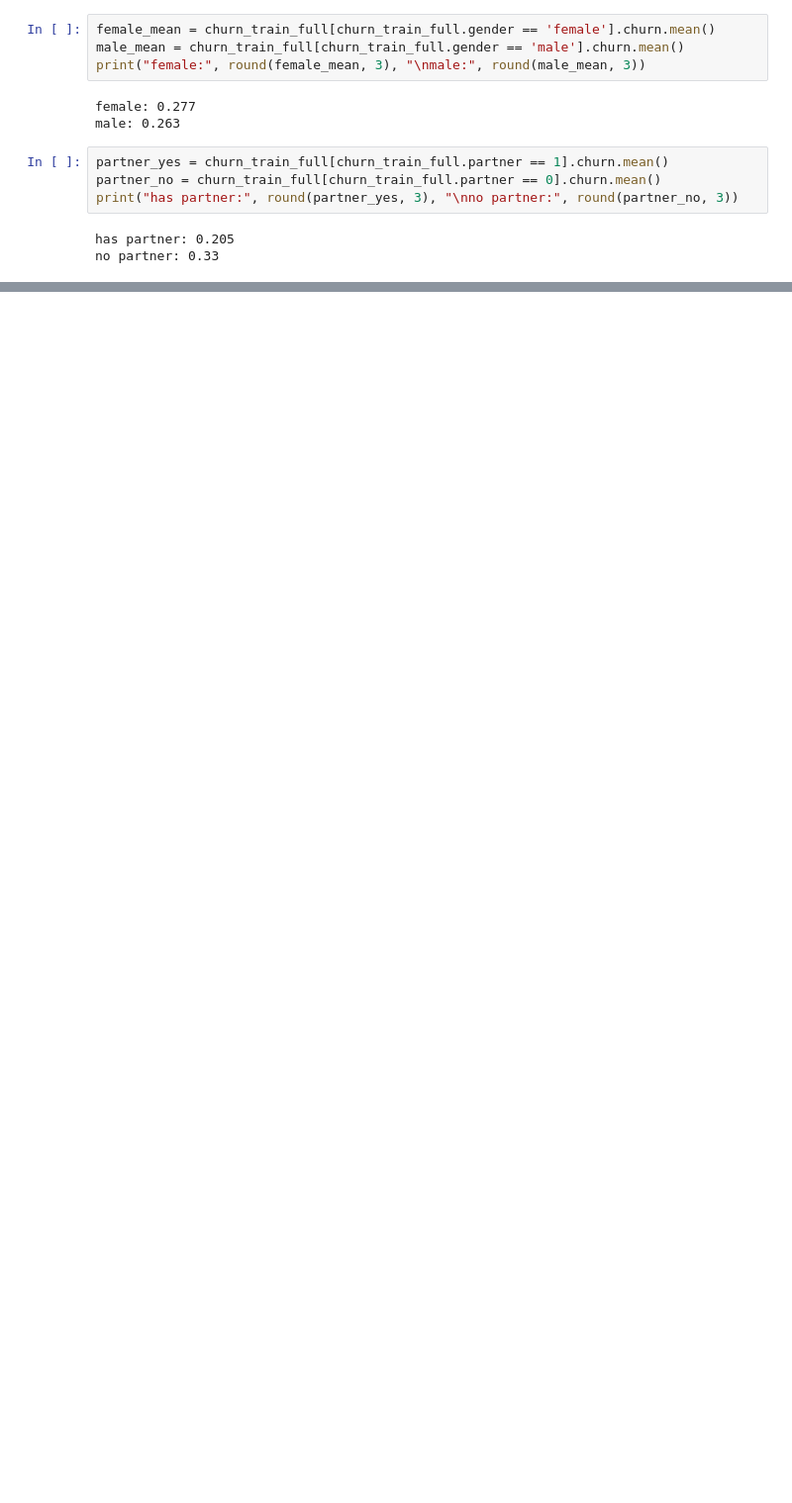
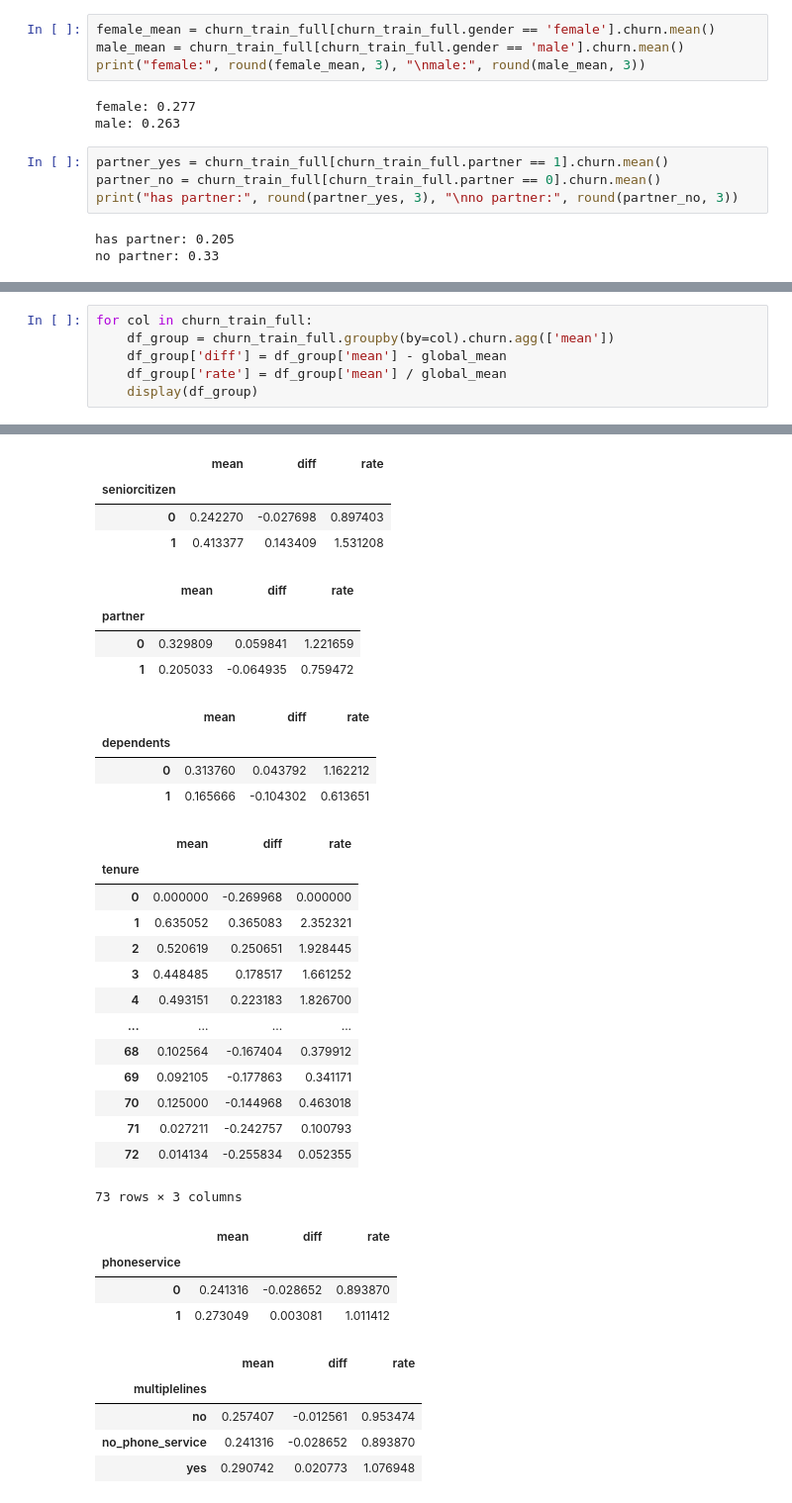
Before and after one commit to Naturalenemy07/CS543_ML, a Jupyter notebook: vscode/homework/MLB_3.ipynb, the cells around one changed output, grey strips where cells are left out. Shown at 99% size. Saved outputs shown, nothing was run; the diff lists cells and outputs as text; blank space fills up the shorter version.

```diff
--- a/vscode/homework/MLB_3.ipynb
+++ b/vscode/homework/MLB_3.ipynb
@@ -222,0 +225,7 @@ no partner: 0.33
+# %%
+for col in churn_train_full:
+    df_group = churn_train_full.groupby(by=col).churn.agg(['mean'])
+    df_group['diff'] = df_group['mean'] - global_mean
+    df_group['rate'] = df_group['mean'] / global_mean
+    display(df_group)
+# %% [output]
@@ -222,0 +236,35 @@ no partner: 0.33
+|  | mean | diff | rate |
+| seniorcitizen |  |  |  |
+| 0 | 0.242270 | -0.027698 | 0.897403 |
+| 1 | 0.413377 | 0.143409 | 1.531208 |
+|  | mean | diff | rate |
+| partner |  |  |  |
+| 0 | 0.329809 | 0.059841 | 1.221659 |
+| 1 | 0.205033 | -0.064935 | 0.759472 |
+|  | mean | diff | rate |
+| dependents |  |  |  |
+| 0 | 0.313760 | 0.043792 | 1.162212 |
+| 1 | 0.165666 | -0.104302 | 0.613651 |
+|  | mean | diff | rate |
+| tenure |  |  |  |
+| 0 | 0.000000 | -0.269968 | 0.000000 |
+| 1 | 0.635052 | 0.365083 | 2.352321 |
+| 2 | 0.520619 | 0.250651 | 1.928445 |
+| 3 | 0.448485 | 0.178517 | 1.661252 |
+| 4 | 0.493151 | 0.223183 | 1.826700 |
+| ... | ... | ... | ... |
+| 68 | 0.102564 | -0.167404 | 0.379912 |
+| 69 | 0.092105 | -0.177863 | 0.341171 |
+| 70 | 0.125000 | -0.144968 | 0.463018 |
+| 71 | 0.027211 | -0.242757 | 0.100793 |
+| 72 | 0.014134 | -0.255834 | 0.052355 |
+73 rows × 3 columns
+|  | mean | diff | rate |
+| phoneservice |  |  |  |
+| 0 | 0.241316 | -0.028652 | 0.893870 |
+| 1 | 0.273049 | 0.003081 | 1.011412 |
+|  | mean | diff | rate |
+| multiplelines |  |  |  |
+| no | 0.257407 | -0.012561 | 0.953474 |
+| no_phone_service | 0.241316 | -0.028652 | 0.893870 |
+| yes | 0.290742 | 0.020773 | 1.076948 |
```
Also changed, not shown: parts of 2 cells of this notebook.
